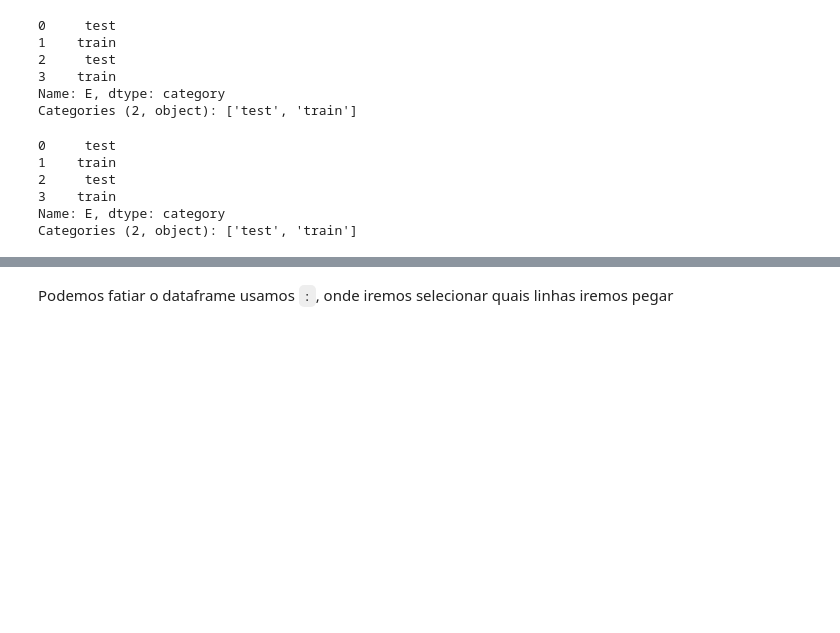
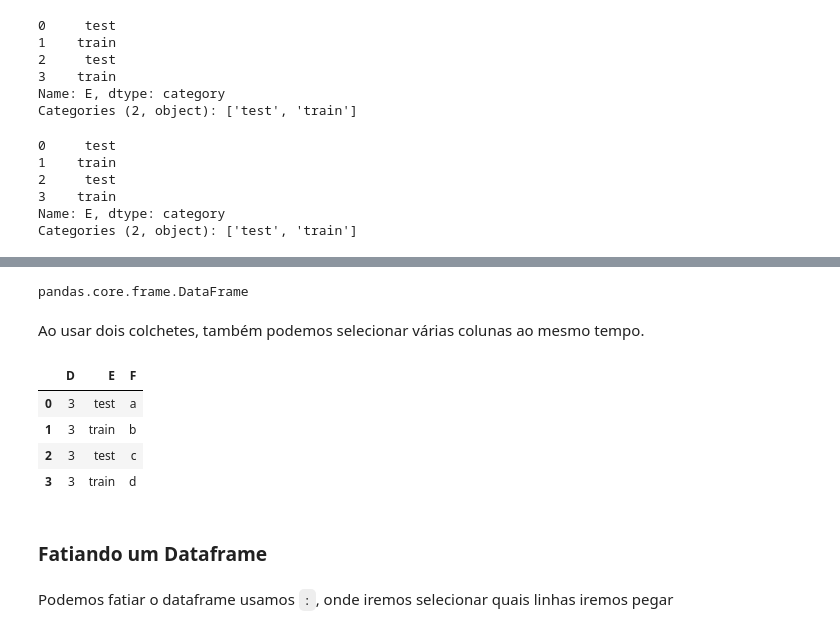
Before and after one commit to danielborin/lastone, a Jupyter notebook: content/L06_pandas_completo.ipynb, the cells around one changed output, grey strips where cells are left out. Drawn from its saved outputs; the diff is of its cells as text; code cells hidden in the pictures; blank space fills up the shorter version.

```diff
--- a/content/L06_pandas_completo.ipynb
+++ b/content/L06_pandas_completo.ipynb
@@ -180,3 +198,19 @@ Categories (2, object): ['test', 'train']
+# %%
+type(df[['E']])
+# %% [output]
+pandas.core.frame.DataFrame
+# %% [markdown]
+Ao usar dois colchetes, também podemos selecionar várias colunas ao mesmo tempo.
+# %%
+df[['D','E','F']]
+# %% [output]
+|  | D | E | F |
+| 0 | 3 | test | a |
+| 1 | 3 | train | b |
+| 2 | 3 | test | c |
+| 3 | 3 | train | d |
+# %% [markdown]
+### Fatiando um Dataframe
 # %% [markdown]
 Podemos fatiar o dataframe usamos `:`, onde iremos selecionar quais linhas iremos pegar
 # %%
```
Also changed, not shown: parts of 12 cells of this notebook.
